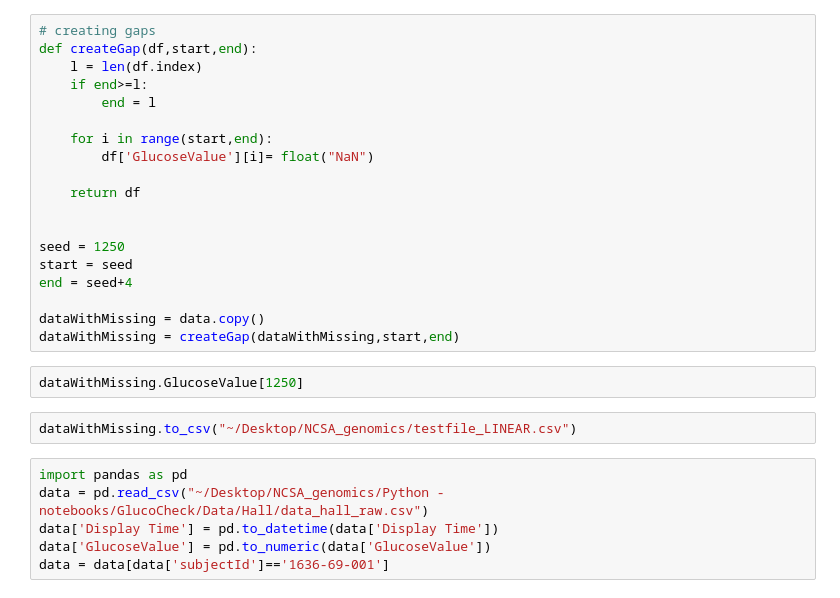
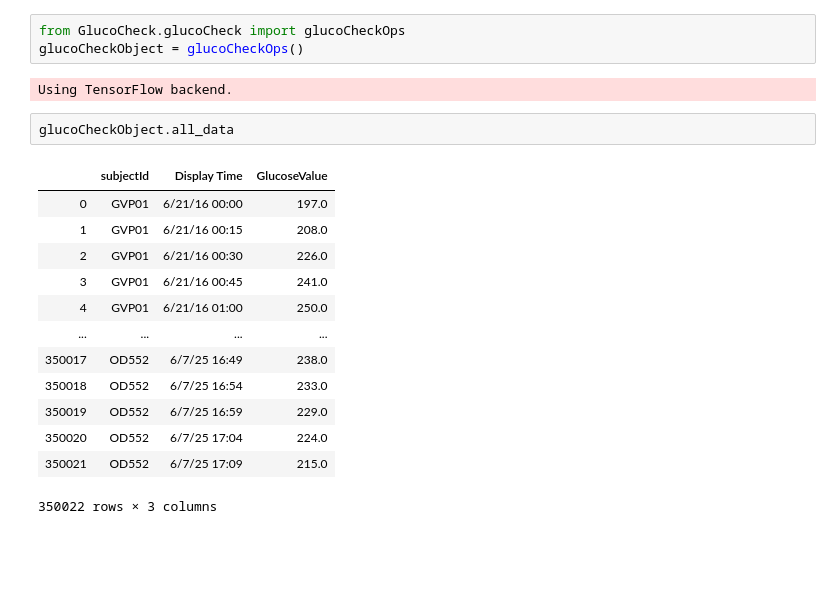
Before and after one commit to snehG0205/NCSA_genomics, a Jupyter notebook: Python Files/Scratch.ipynb, the cells around one changed output. Saved outputs shown, nothing was run; the diff lists cells and outputs as text; blank space fills up the shorter version.

```diff
--- a/Python Files/Scratch.ipynb
+++ b/Python Files/Scratch.ipynb
@@ -117,29 +1,21 @@ df
-# %%
-# creating gaps
-def createGap(df,start,end):
-    l = len(df.index)
-    if end>=l:
-        end = l
-
-    for i in range(start,end):
-        df['GlucoseValue'][i]= float("NaN")
-
-    return df
-
-
-seed = 1250
-start = seed
-end = seed+4
-
-dataWithMissing = data.copy()
-dataWithMissing = createGap(dataWithMissing,start,end)
-# %%
-dataWithMissing.GlucoseValue[1250]
-# %%
-dataWithMissing.to_csv("~/Desktop/NCSA_genomics/testfile_LINEAR.csv")
-# %%
-import pandas as pd
-data = pd.read_csv("~/Desktop/NCSA_genomics/Python - notebooks/GlucoCheck/Data/Hall/data_hall_raw.csv")
-data['Display Time'] = pd.to_datetime(data['Display Time'])
-data['GlucoseValue'] = pd.to_numeric(data['GlucoseValue'])
-data = data[data['subjectId']=='1636-69-001']
+# %%
+from GlucoCheck.glucoCheck import glucoCheckOps
+glucoCheckObject = glucoCheckOps()
+# %% [output]
+Using TensorFlow backend.
+# %%
+glucoCheckObject.all_data
+# %% [output]
+|  | subjectId | Display Time | GlucoseValue |
+| 0 | GVP01 | 6/21/16 00:00 | 197.0 |
+| 1 | GVP01 | 6/21/16 00:15 | 208.0 |
+| 2 | GVP01 | 6/21/16 00:30 | 226.0 |
+| 3 | GVP01 | 6/21/16 00:45 | 241.0 |
+| 4 | GVP01 | 6/21/16 01:00 | 250.0 |
+| ... | ... | ... | ... |
+| 350017 | OD552 | 6/7/25 16:49 | 238.0 |
+| 350018 | OD552 | 6/7/25 16:54 | 233.0 |
+| 350019 | OD552 | 6/7/25 16:59 | 229.0 |
+| 350020 | OD552 | 6/7/25 17:04 | 224.0 |
+| 350021 | OD552 | 6/7/25 17:09 | 215.0 |
+350022 rows × 3 columns
```
Also changed, not shown: parts of 20 cells of this notebook, 6 other files.
